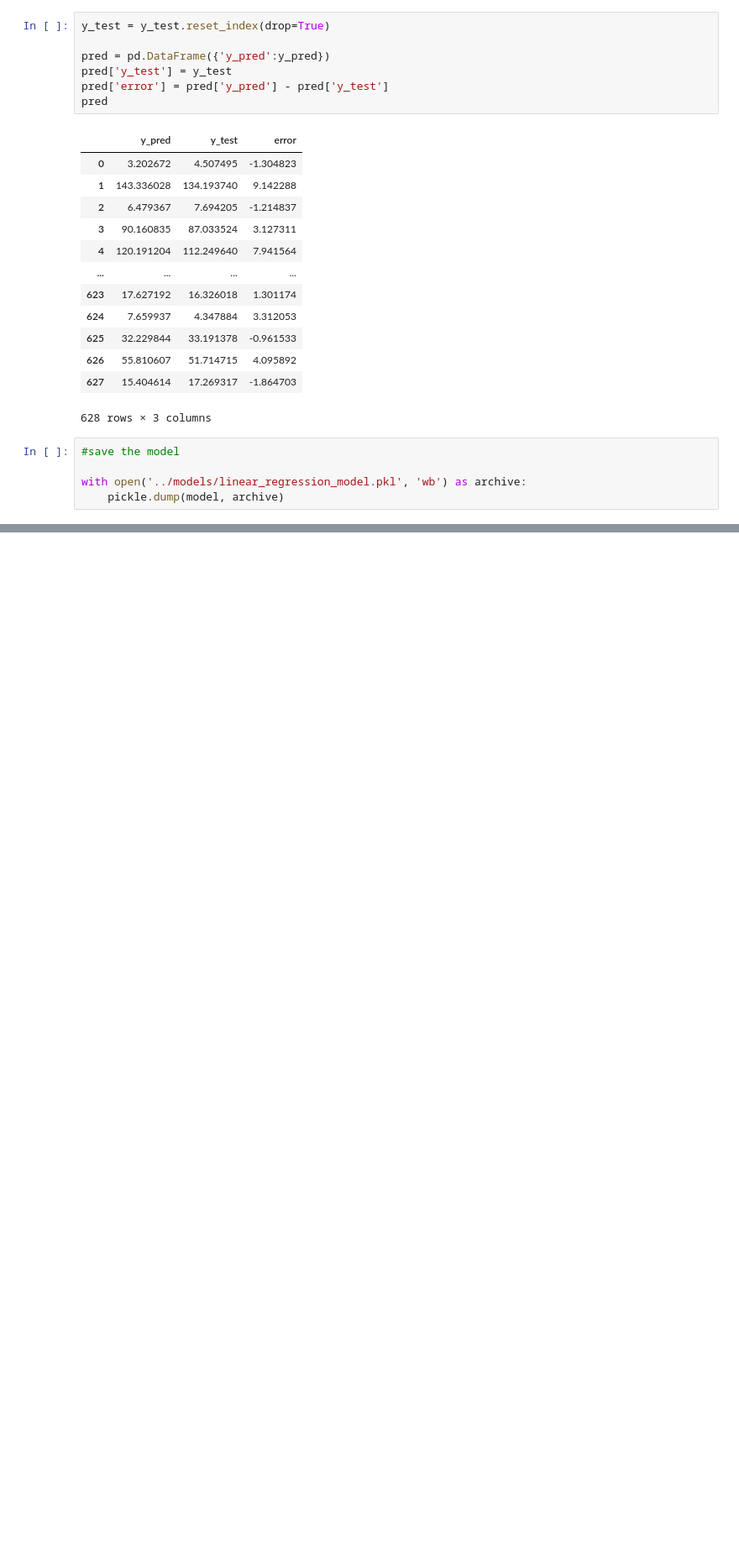
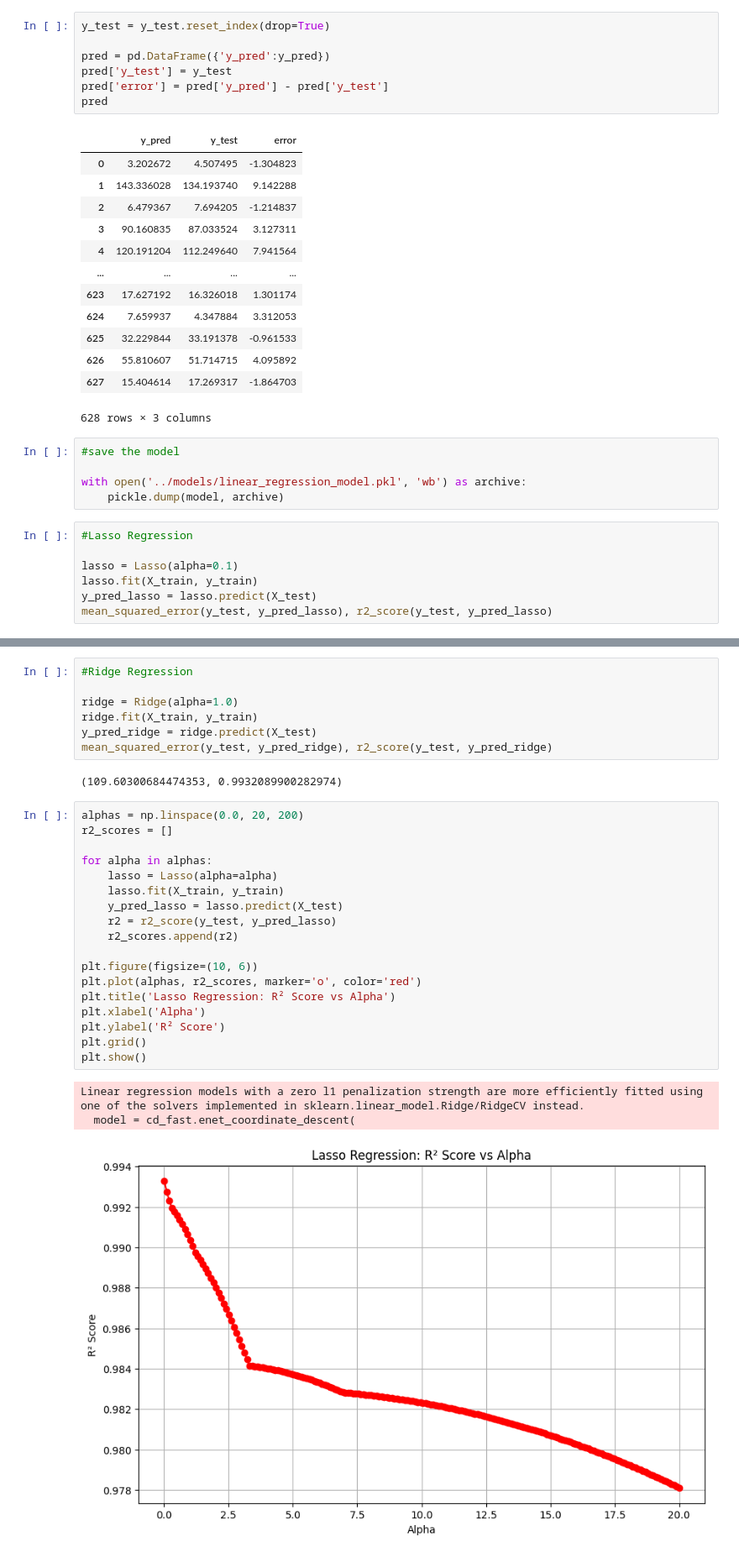
Before and after one commit to 4GeeksAcademy/IagoRivadulla-Linear-Regression-demographic-health, a Jupyter notebook: src/explore.ipynb, the cells around one changed output, grey strips where cells are left out. Shown: that part at 84% size. Cells and saved outputs as stored; diff of their text form; blank space fills up the shorter version.

Commit message:
lasso and r2 test added

```diff
--- a/src/explore.ipynb
+++ b/src/explore.ipynb
@@ -295,3 +302,10 @@ pred
 
 with open('../models/linear_regression_model.pkl', 'wb') as archive:
     pickle.dump(model, archive)
+# %%
+#Lasso Regression
+
+lasso = Lasso(alpha=0.1)
+lasso.fit(X_train, y_train)
+y_pred_lasso = lasso.predict(X_test)
+mean_squared_error(y_test, y_pred_lasso), r2_score(y_test, y_pred_lasso)
@@ -297,0 +314,31 @@ with open('../models/linear_regression_model.pkl', 'wb') as archive:
+# %%
+#Ridge Regression
+
+ridge = Ridge(alpha=1.0)
+ridge.fit(X_train, y_train)
+y_pred_ridge = ridge.predict(X_test)
+mean_squared_error(y_test, y_pred_ridge), r2_score(y_test, y_pred_ridge)
+# %% [output]
+(109.60300684474353, 0.9932089900282974)
+# %%
+alphas = np.linspace(0.0, 20, 200)
+r2_scores = []
+
+for alpha in alphas:
+    lasso = Lasso(alpha=alpha)
+    lasso.fit(X_train, y_train)
+    y_pred_lasso = lasso.predict(X_test)
+    r2 = r2_score(y_test, y_pred_lasso)
+    r2_scores.append(r2)
+
+plt.figure(figsize=(10, 6))
+plt.plot(alphas, r2_scores, marker='o', color='red')
+plt.title('Lasso Regression: R² Score vs Alpha')
+plt.xlabel('Alpha')
+plt.ylabel('R² Score')
+plt.grid()
+plt.show()
+# %% [output]
+Linear regression models with a zero l1 penalization strength are more efficiently fitted using one of the solvers implemented in sklearn.linear_model.Ridge/RidgeCV instead.
+  model = cd_fast.enet_coordinate_descent(
+[figure, added]
```
Also changed, not shown: parts of 6 cells of this notebook.
